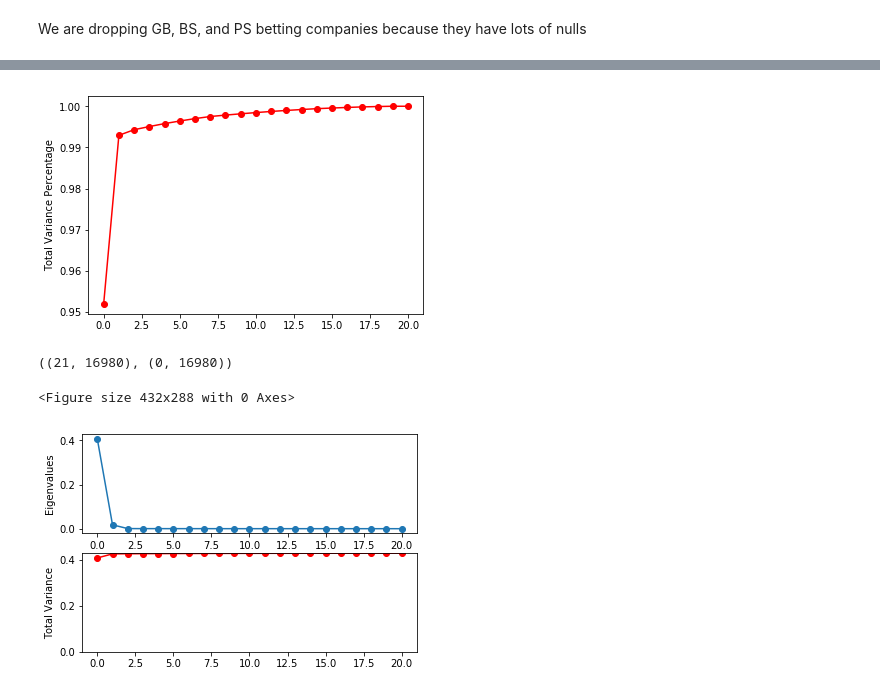
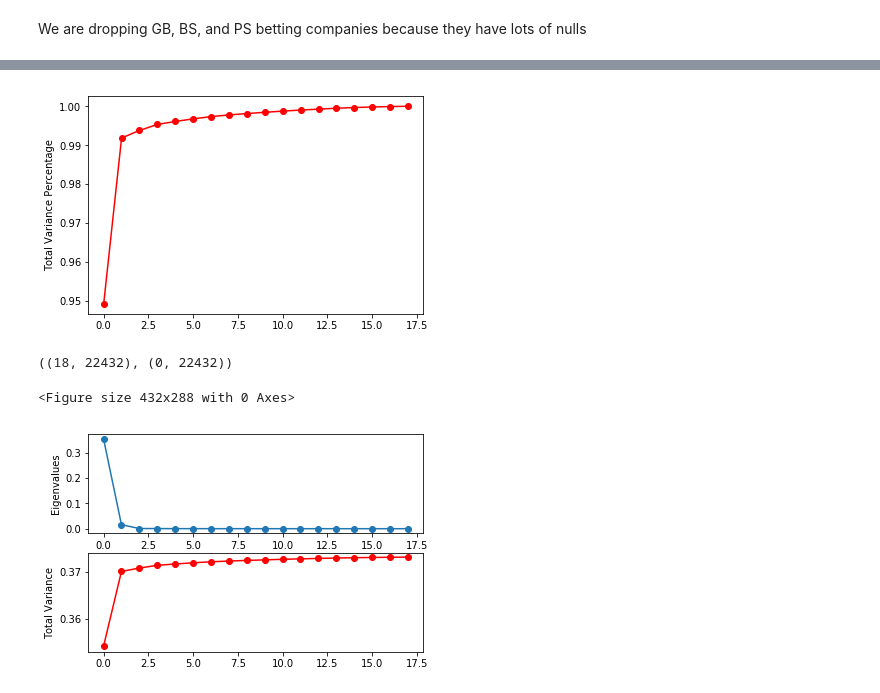
Before and after one commit to metemorris/KaggleSoccer2018, a Jupyter notebook: jlee_Initial_Analysis.ipynb, the cells around one changed output, grey strips where cells are left out. Drawn from its saved outputs; the diff is of its cells as text; code cells hidden in the pictures.

```diff
--- a/jlee_Initial_Analysis.ipynb
+++ b/jlee_Initial_Analysis.ipynb
@@ -92,9 +92,6 @@ detailed_bets_filtered = pd.read_sql("""SELECT home_team_goal,
                                         WHH,
                                         WHD,
                                         WHA,
-                                        SJH,
-                                        SJD,
-                                        SJA,
                                         VCH,
                                         VCD,
                                         VCA
@@ -106,5 +103,5 @@ We drop all the matches that have lots of naans and get 17 000 games
 # %%
-cleaned_bets = detailed_bets_filtered.dropna(thresh=23) #drops vals if there are more than 1 Nan
+cleaned_bets = detailed_bets_filtered.dropna(thresh=20) #drops vals if there are more than 1 Nan
 
 cleaned_bets.shape
 # %% [output]
@@ -146,5 +143,5 @@ See the caveats in the documentation: http://pandas.pydata.org/pandas-docs/stabl
 # %%
-bets_percentage = cleaned_bets[cleaned_bets.columns[2:23]] #take all the COLUMNS and take the reciprocal
+bets_percentage = cleaned_bets[cleaned_bets.columns[2:20]] #take all the COLUMNS and take the reciprocal
 # %%
 bp_reciprocal = bets_percentage.rdiv(1)
 # %%
@@ -164,20 +161,21 @@ n = (R<0.9).sum() #The best approximation is taking the largest n PCs (eigenvalu
 A = U[:,:n].T.dot(data) #Rotate the data and reduces the dimensionality from 15 to 4 while preserving the most variance possible
 data.shape, A.shape #Compare the dimension of the raw data to the reduced data
 # %% [output]
-[figure, old version]
+[figure, new version]
-((21, 16980), (0, 16980))
+((18, 22432), (0, 22432))
 <Figure size 432x288 with 0 Axes>
 # %%
 from sklearn import decomposition
 pca = decomposition.PCA(n_components=data.shape[0], whiten=False)
 B = pca.fit_transform(data.T).T
 E, L = pca.components_.T, pca.explained_variance_
 
 plt.subplot(111,aspect='equal')
 plt.plot(B[0,:],B[3,:], '.', alpha=0.2);
 plt.subplot(211); plt.plot(L,'o-'); plt.ylabel('Eigenvalues');
 plt.subplot(212); cl=np.cumsum(L); plt.ylabel('Total Variance');
-plt.plot(cl,'o-r'); plt.ylim(0,None);
+plt.plot(cl,'o-r'); plt.ylim(0.353,.374);
+plt.savefig("im3.png")
 #plt.plot(cl/cl[-1],'o-r'); plt.ylim(0,None);    #Normalizes to 1 (y-axis changes)
 # %% [output]
-[figure, old version]
+[figure, new version]
```
Also changed, not shown: parts of 4 cells of this notebook, 1 other file.
